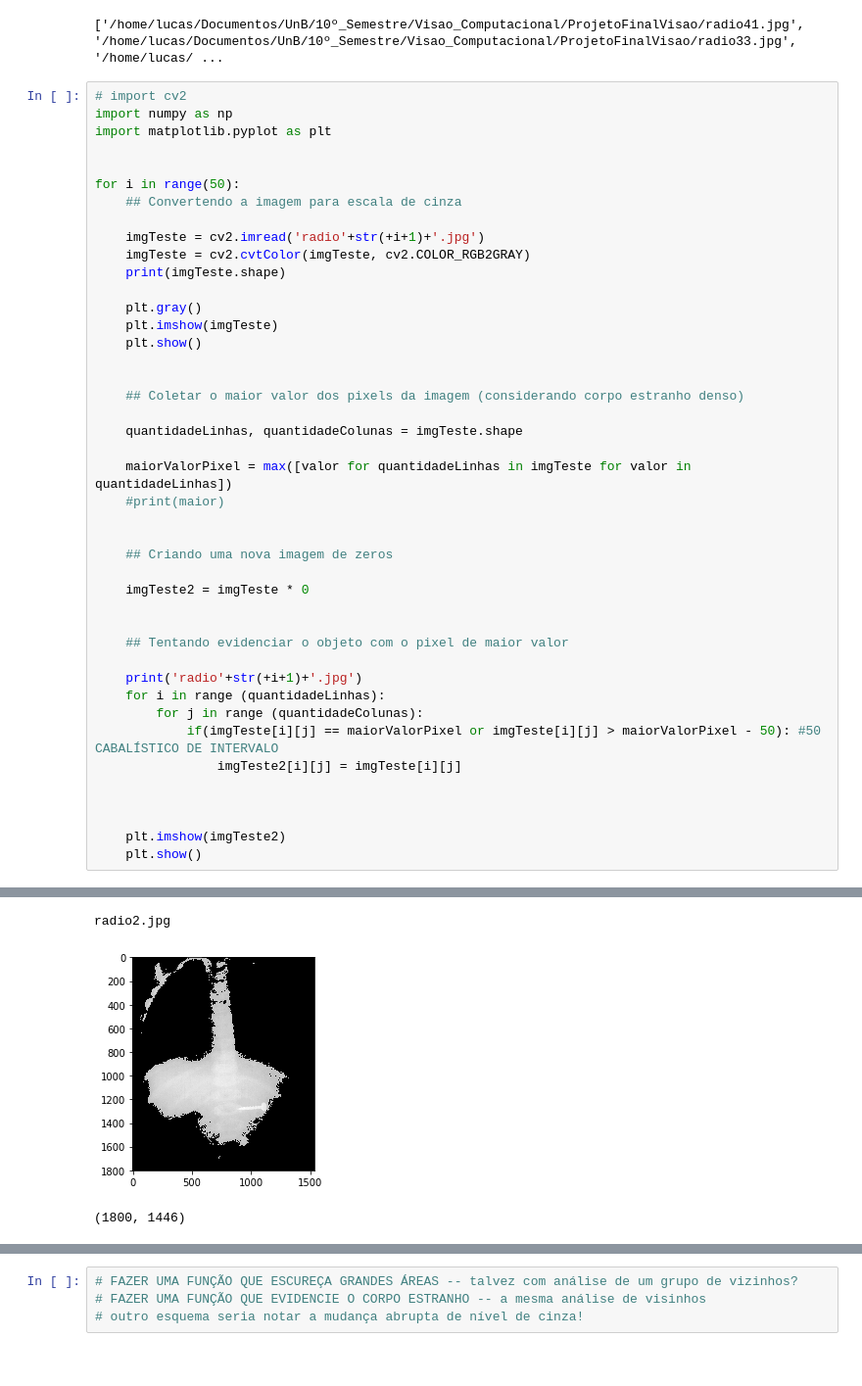
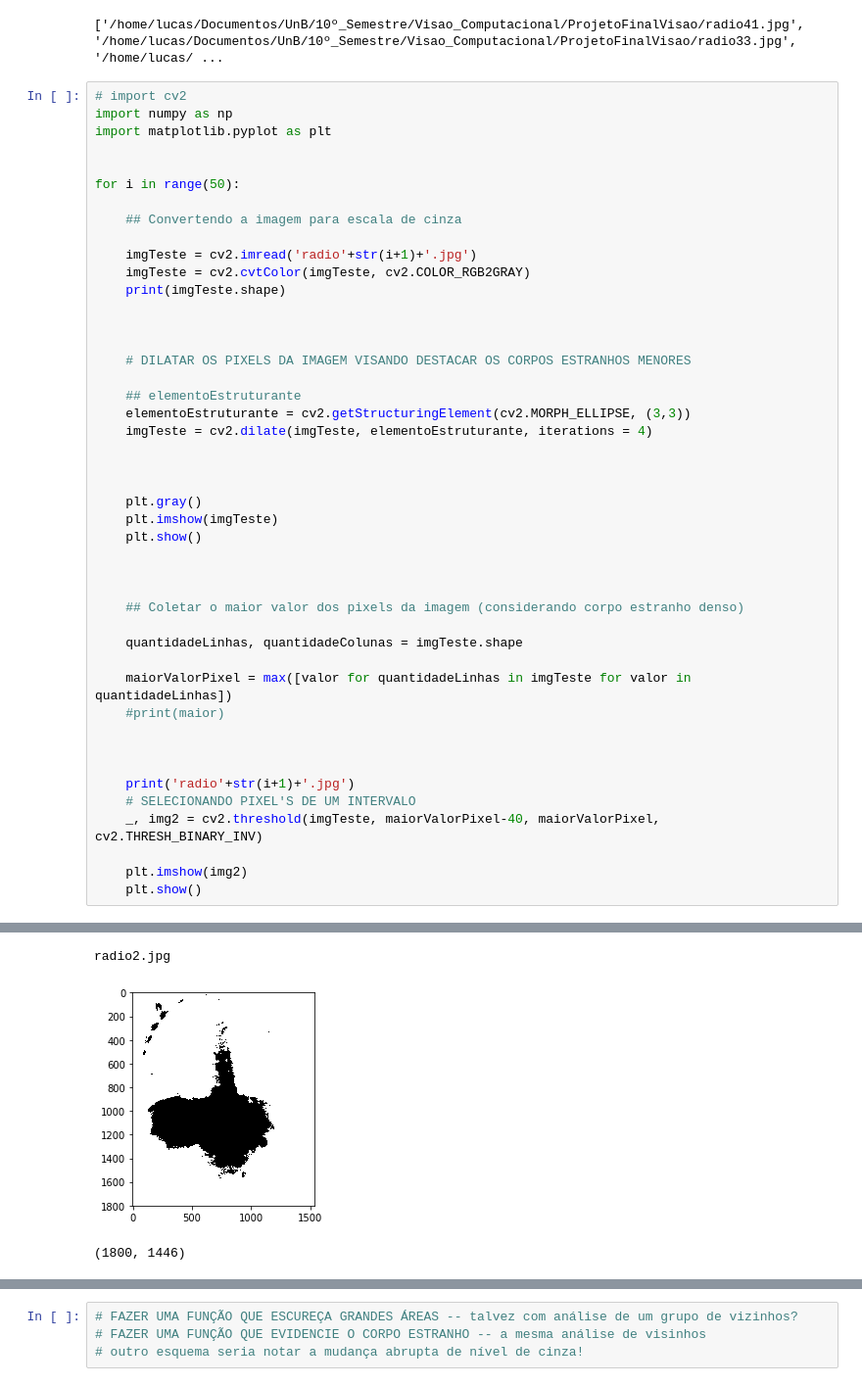
Before and after one commit to TrabalhosDaUnB/ProjetoFinalVisao, a Jupyter notebook: Deteccao_Corpos_Estranhos.ipynb, the cells around one changed output, grey strips where cells are left out. Shown at 98% size. Cells and saved outputs as stored; diff of their text form.

Commit message:
COMMIT2 - DETECTANDO OS OBJETOS COM DILATACAO E INTERVALO DE COR

```diff
--- a/Deteccao_Corpos_Estranhos.ipynb
+++ b/Deteccao_Corpos_Estranhos.ipynb
@@ -13,15 +13,27 @@ import matplotlib.pyplot as plt
 
 
 for i in range(50):
+
     ## Convertendo a imagem para escala de cinza
 
-    imgTeste = cv2.imread('radio'+str(+i+1)+'.jpg')
+    imgTeste = cv2.imread('radio'+str(i+1)+'.jpg')
     imgTeste = cv2.cvtColor(imgTeste, cv2.COLOR_RGB2GRAY)
     print(imgTeste.shape)
+
+
+
+    # DILATAR OS PIXELS DA IMAGEM VISANDO DESTACAR OS CORPOS ESTRANHOS MENORES
+
+    ## elementoEstruturante
+    elementoEstruturante = cv2.getStructuringElement(cv2.MORPH_ELLIPSE, (3,3))
+    imgTeste = cv2.dilate(imgTeste, elementoEstruturante, iterations = 4)
+
+
 
     plt.gray()
     plt.imshow(imgTeste)
     plt.show()
+
 
 
     ## Coletar o maior valor dos pixels da imagem (considerando corpo estranho denso)
@@ -32,22 +44,12 @@ for i in range(50):
     #print(maior)
 
 
-    ## Criando uma nova imagem de zeros
 
-    imgTeste2 = imgTeste * 0
+    print('radio'+str(i+1)+'.jpg')
+    # SELECIONANDO PIXEL'S DE UM INTERVALO
+    _, img2 = cv2.threshold(imgTeste, maiorValorPixel-40, maiorValorPixel, cv2.THRESH_BINARY_INV)
 
-
-    ## Tentando evidenciar o objeto com o pixel de maior valor
-
-    print('radio'+str(+i+1)+'.jpg')
-    for i in range (quantidadeLinhas):
-        for j in range (quantidadeColunas):
-            if(imgTeste[i][j] == maiorValorPixel or imgTeste[i][j] > maiorValorPixel - 50): #50 CABALÍSTICO DE INTERVALO
-                imgTeste2[i][j] = imgTeste[i][j]
-
-
-
-    plt.imshow(imgTeste2)
+    plt.imshow(img2)
     plt.show()
 # %% [output]
 (1494, 1800)
@@ -57,5 +59,5 @@ radio1.jpg
 (1800, 1536)
 [figure]
 radio2.jpg
-[figure, old version]
+[figure, new version]
 (1800, 1446)
```
Also changed, not shown: parts of 1 cell of this notebook.
